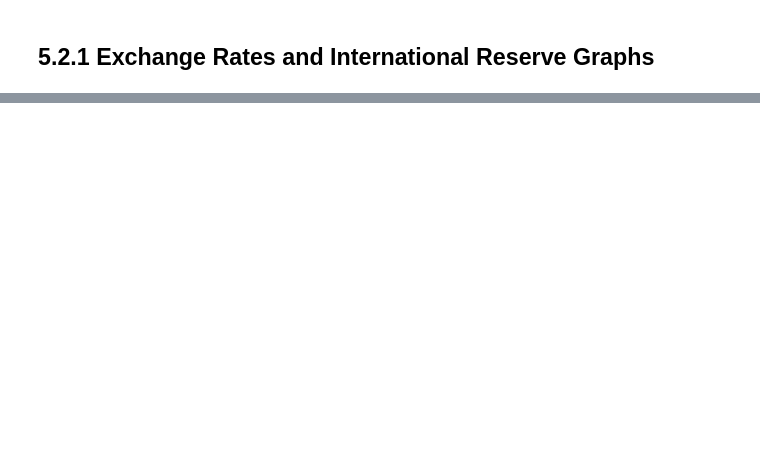
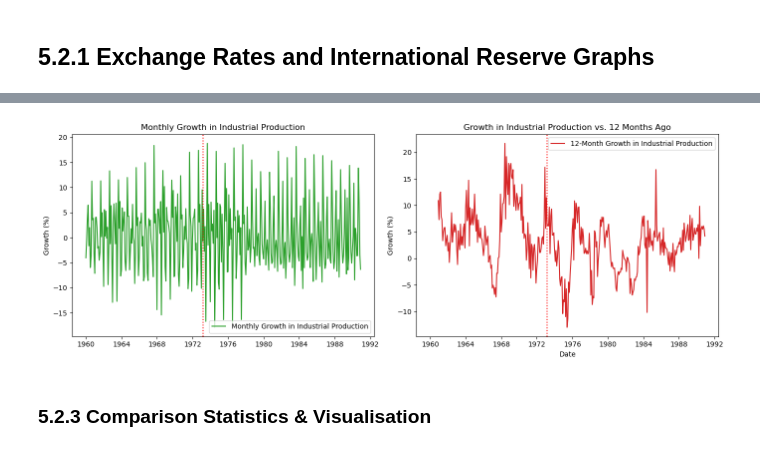
Before and after one commit to a-conga/EC1B1-Project-, a Jupyter notebook: group3.ipynb, the cells around one changed output, grey strips where cells are left out. Saved outputs shown, nothing was run; the diff lists cells and outputs as text; code cells hidden in the pictures; blank space fills up the shorter version.

```diff
--- a/group3.ipynb
+++ b/group3.ipynb
@@ -356,0 +527,14 @@ plt.show()
+# %%
+# Load the data
+df = pd.read_csv('combined_data.csv')
+
+# Convert Date to datetime format
+df['Date'] = pd.to_datetime(df['Date'])
+
+# Filter the required period
+start_date = pd.to_datetime('1960-01-01')
+end_date = pd.to_datetime('1990-12-31')
+df_full = df[(df['Date'] >= start_date) & (df['Date'] <= end_date)]
+
+# Display the first few rows for confirmation
+print(df_full.head())
@@ -357,3 +607,29 @@ plt.show()
+# %%
+# Create a figure with 2 subplots (1 row x 2 columns)
+fig, axs = plt.subplots(1, 2, figsize=(14, 5), sharex=True)
+
+# Plot 1: Monthly Growth in Industrial Production
+axs[0].plot(df_full['Date'], df_full['Monthly Industrial Production Growth'], label='Monthly Growth in Industrial Production', color='tab:green')
+axs[0].axvline(pd.Timestamp("1973-03-01"), color='red', linestyle='dotted', linewidth=1.5)
+axs[0].set_title('Monthly Growth in Industrial Production')
+axs[0].set_ylabel('Growth (%)')
+axs[0].legend()
+
+# Plot 2: Growth in Industrial Production vs. 12 Months Ago
+axs[1].plot(df_full['Date'], df_full['Growth in Industrial Production'], label='12-Month Growth in Industrial Production', color='tab:red')
+axs[1].axvline(pd.Timestamp("1973-03-01"), color='red', linestyle='dotted', linewidth=1.5)
+axs[1].set_title('Growth in Industrial Production vs. 12 Months Ago')
+axs[1].set_ylabel('Growth (%)')
+axs[1].legend()
+
+# Improve layout and show
+plt.xlabel('Date')
+plt.tight_layout()
+plt.show()
+# %% [output]
+[figure, added]
+# %% [markdown]
+### 5.2.3 Comparison Statistics & Visualisation
 # %%
 
 # Load the dataset
```
Also changed, not shown: parts of 40 cells of this notebook, 2 other files.
